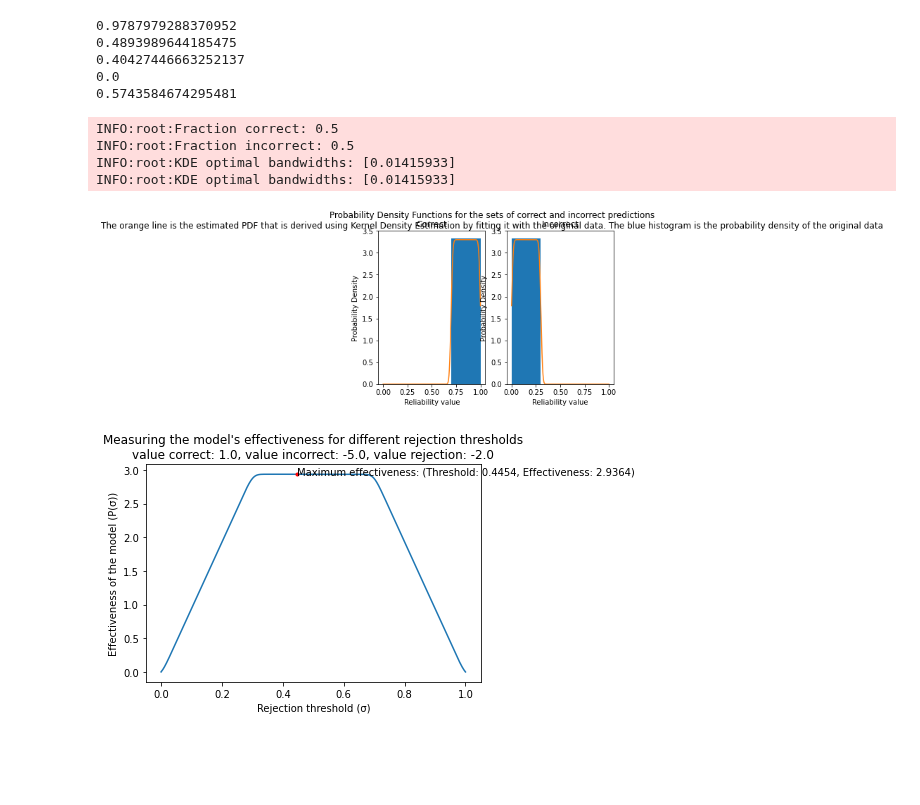
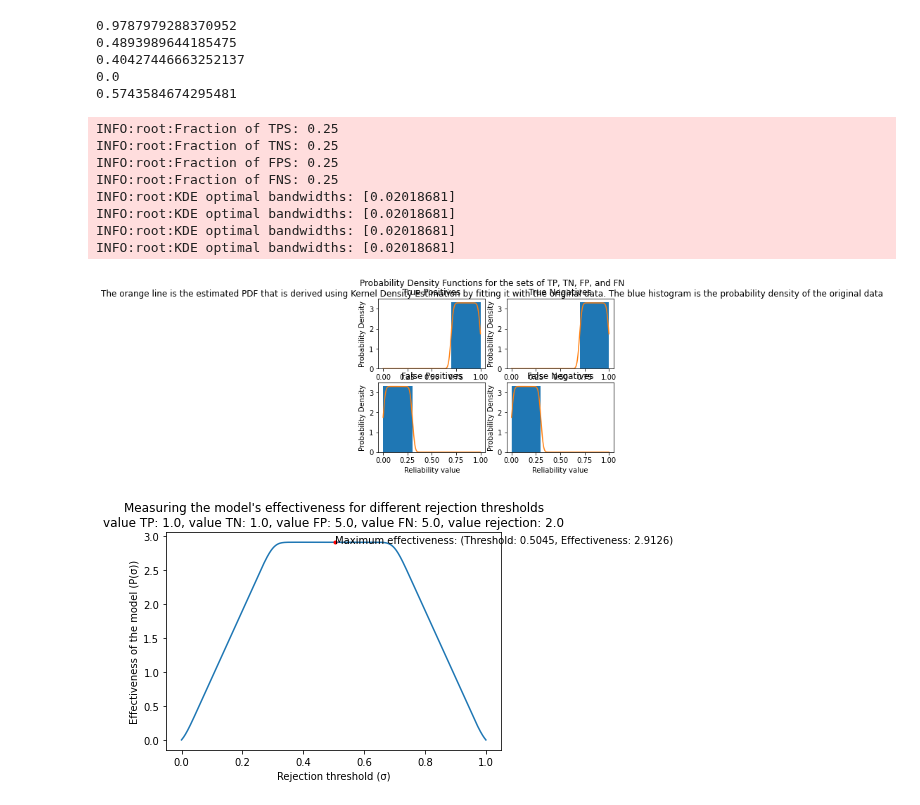
Before and after one commit to delftcrowd/smart_rejector_for_hate_speech, a Jupyter notebook: code/rejector/test_new.ipynb, the cells around one changed output. Cells and saved outputs as stored; diff of their text form; code cells hidden in the pictures; blank space fills up the shorter version.

```diff
--- a/code/rejector/test_new.ipynb
+++ b/code/rejector/test_new.ipynb
@@ -16,25 +16,25 @@ predictions = []
 # Add False Negatives
 for p in np.linspace(0, 0.3, 100):
     prediction = Prediction(
-        "negative", "positive", p, None)
+        "negative", "positive", p, "positive", None)
     predictions.append(prediction)
 
 # Add False Positives
 for p in np.linspace(0, 0.3, 100):
     prediction = Prediction(
-        "positive", "negative", p, None)
+        "positive", "negative", p, "positive", None)
     predictions.append(prediction)
 
 # Add True Negatives
 for p in np.linspace(0.7, 1.0, 100):
     prediction = Prediction(
-        "negative", "negative", p, None)
+        "negative", "negative", p, "positive", None)
     predictions.append(prediction)
 
 # Add True Positives
 for p in np.linspace(0.7, 1.0, 100):
     prediction = Prediction(
-        "positive", "positive", p, None)
+        "positive", "positive", p, "positive", None)
     predictions.append(prediction)
 # %%
 kde = PDFs.estimator(predictions)
@@ -52,15 +52,19 @@ INFO:root:KDE optimal bandwidths: [0.01415169]
 0.0
 0.5743584674295481
 # %%
-values = Values(value_correct=1.0, value_incorrect=-5.0, value_rejection=-2.0)
+values = Values(value_TP=1.0, value_TN=1.0, value_FP=5.0, value_FN=5.0,value_rejection=2.0)
 metric = Metric(values, predictions)
 metric.plot_pdfs()
 metric.plot_effectiveness()
 # %% [output]
-INFO:root:Fraction correct: 0.5
-INFO:root:Fraction incorrect: 0.5
-INFO:root:KDE optimal bandwidths: [0.01415933]
-INFO:root:KDE optimal bandwidths: [0.01415933]
+INFO:root:Fraction of TPS: 0.25
+INFO:root:Fraction of TNS: 0.25
+INFO:root:Fraction of FPS: 0.25
+INFO:root:Fraction of FNS: 0.25
+INFO:root:KDE optimal bandwidths: [0.02018681]
+INFO:root:KDE optimal bandwidths: [0.02018681]
+INFO:root:KDE optimal bandwidths: [0.02018681]
+INFO:root:KDE optimal bandwidths: [0.02018681]
-[figure, old version]
+[figure, new version]
-[figure, old version]
+[figure, new version]
 # %%
```
Also changed, not shown: parts of 3 cells of this notebook, 35 other files.
